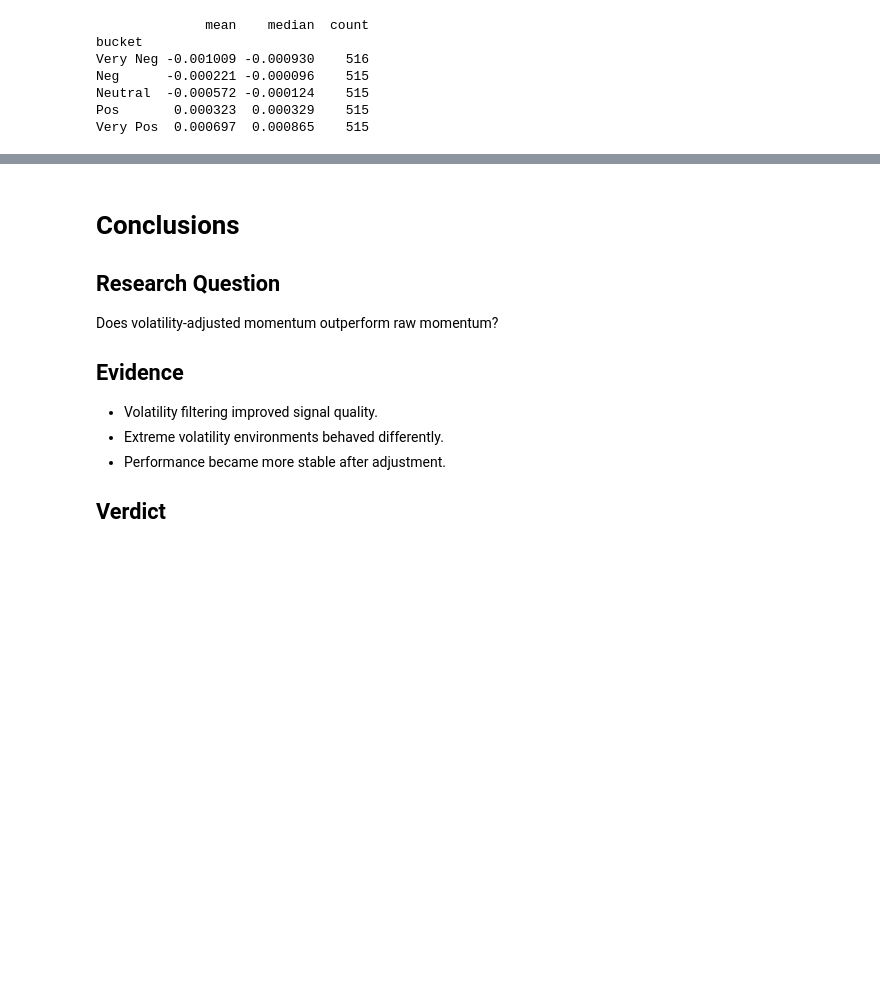
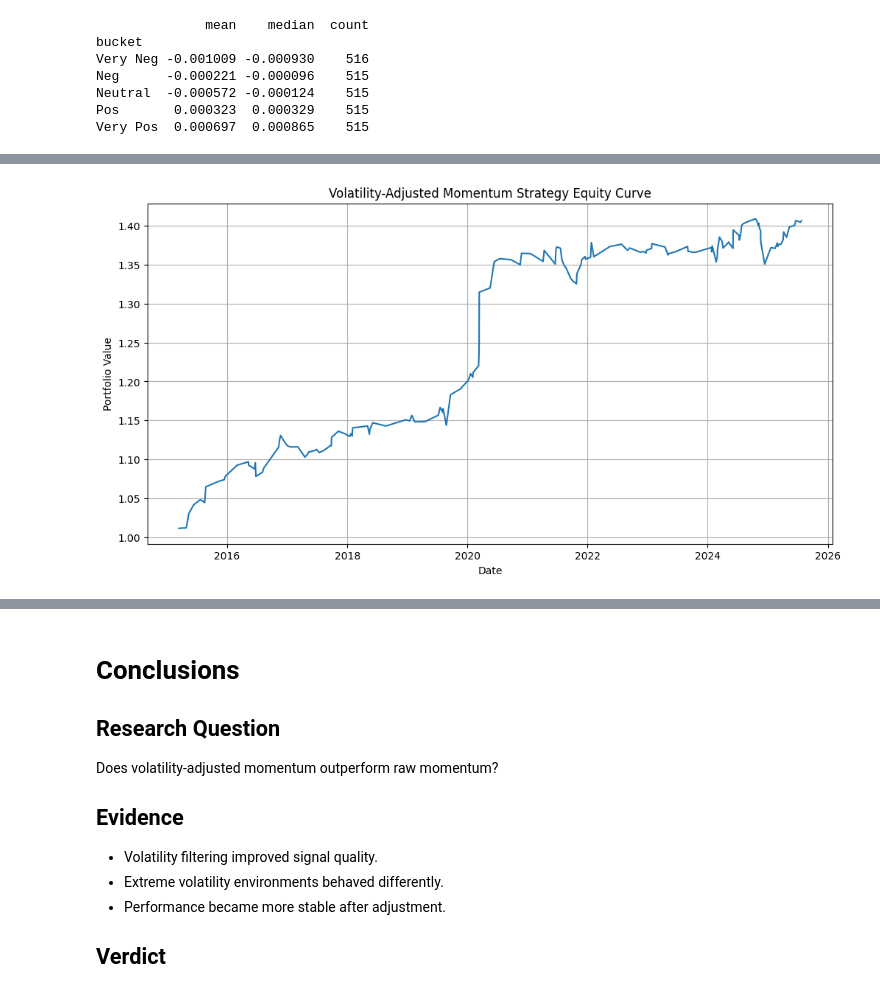
Before and after one commit to nagulapatisaiashwin-lab/Quant-Momentum-Strategy, a Jupyter notebook: notebooks/nifty50_intraday_research/09_VOLATILITY_ADJUSTED_MOMENTUM.ipynb, the cells around one changed output, grey strips where cells are left out. Drawn from its saved outputs; the diff is of its cells as text; code cells hidden in the pictures; blank space fills up the shorter version.

Commit message:
Finalize volatility-adjusted momentum research

```diff
--- a/notebooks/nifty50_intraday_research/09_VOLATILITY_ADJUSTED_MOMENTUM.ipynb
+++ b/notebooks/nifty50_intraday_research/09_VOLATILITY_ADJUSTED_MOMENTUM.ipynb
@@ -306,3 +287,17 @@ fig = px.line(
 )
 
 fig.show()
+# %%
+threshold = 1.0
+
+strategy = research_vol[
+    abs(research_vol["vol_adj_signal"]) > threshold
+].copy()
+
+strategy["trade_return"] = np.where(
+    strategy["vol_adj_signal"] > 0,
+    strategy["afternoon_return"],
+    -strategy["afternoon_return"]
+)
+
+strategy.head()
@@ -308,0 +381,19 @@ fig.show()
+# %%
+equity_curve = (1 + trades).cumprod()
+
+plt.figure(figsize=(12,6))
+plt.plot(strategy["date"], equity_curve)
+plt.title("Volatility-Adjusted Momentum Strategy Equity Curve")
+plt.xlabel("Date")
+plt.ylabel("Portfolio Value")
+plt.grid(True)
+
+plt.savefig(
+    "plots/Volatility-Adjusted Momentum Strategy Equity Curve.png",
+    dpi=300,
+    bbox_inches="tight"
+)
+
+plt.show()
+# %% [output]
+[figure, added]
```
Also changed, not shown: parts of 5 cells of this notebook, 6 other files.
